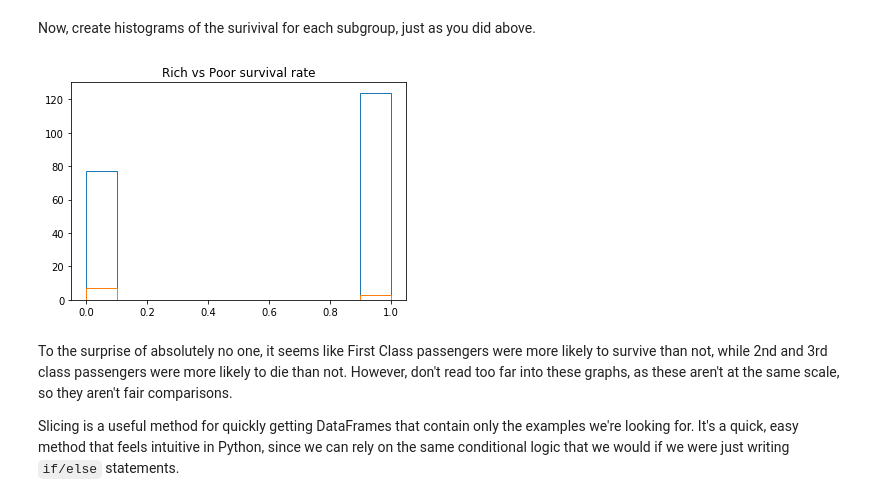
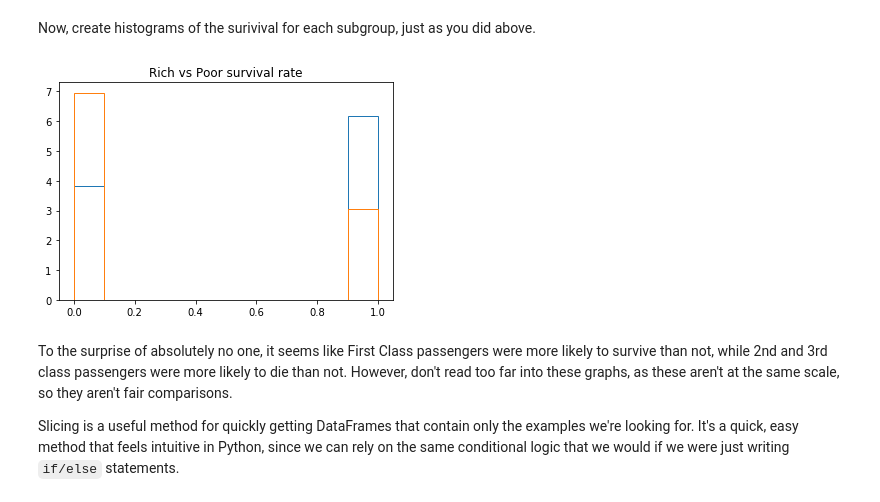
Before and after one commit to jmt0221/dsc-using-sql-with-pandas-lab-nyc-ds-082619, a Jupyter notebook: index.ipynb, the cells around one changed output. Drawn from its saved outputs; the diff is of its cells as text; code cells hidden in the pictures.

```diff
--- a/index.ipynb
+++ b/index.ipynb
@@ -147,12 +147,12 @@ Now, create histograms of the surivival for each subgroup, just as you did above
 # %%
 # Your code here
 fig, ax = plt.subplots()
-ax.hist(first_class_df['Survived'], histtype='step')
+ax.hist(first_class_df['Survived'], histtype='step', density=True)
 ax.hist(second_third_class_df['Survived'], histtype='step',density = True)
 ax.set_title('Rich vs Poor survival rate')
 plt.show()
 # %% [output]
-[figure, old version]
+[figure, new version]
 # %% [markdown]
 To the surprise of absolutely no one, it seems like First Class passengers were more likely to survive than not, while 2nd and 3rd class passengers were more likely to die than not.  However, don't read too far into these graphs, as these aren't at the same scale, so they aren't fair comparisons.
 
```
